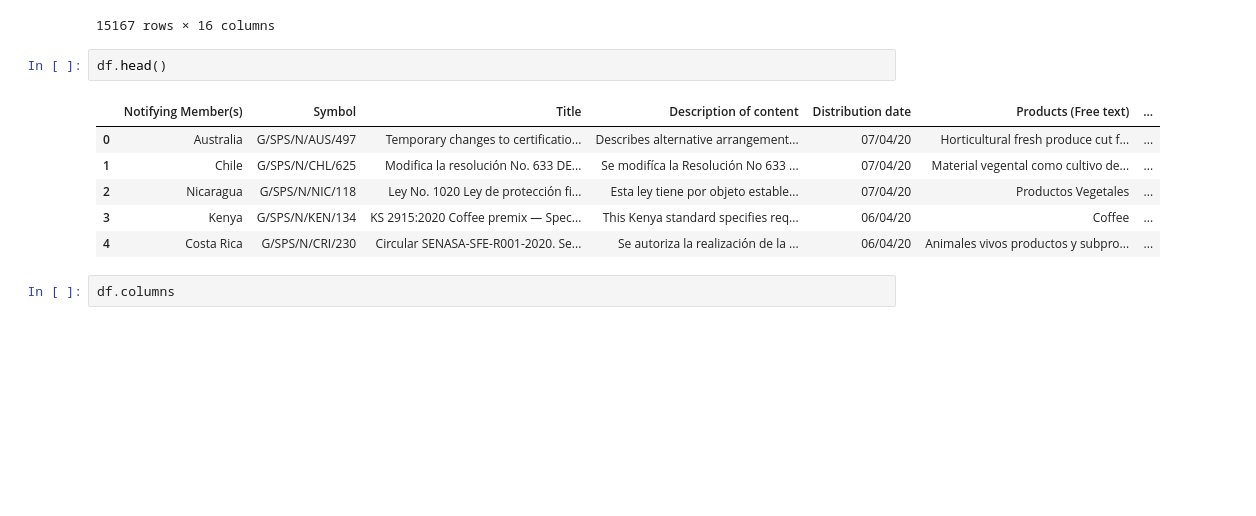
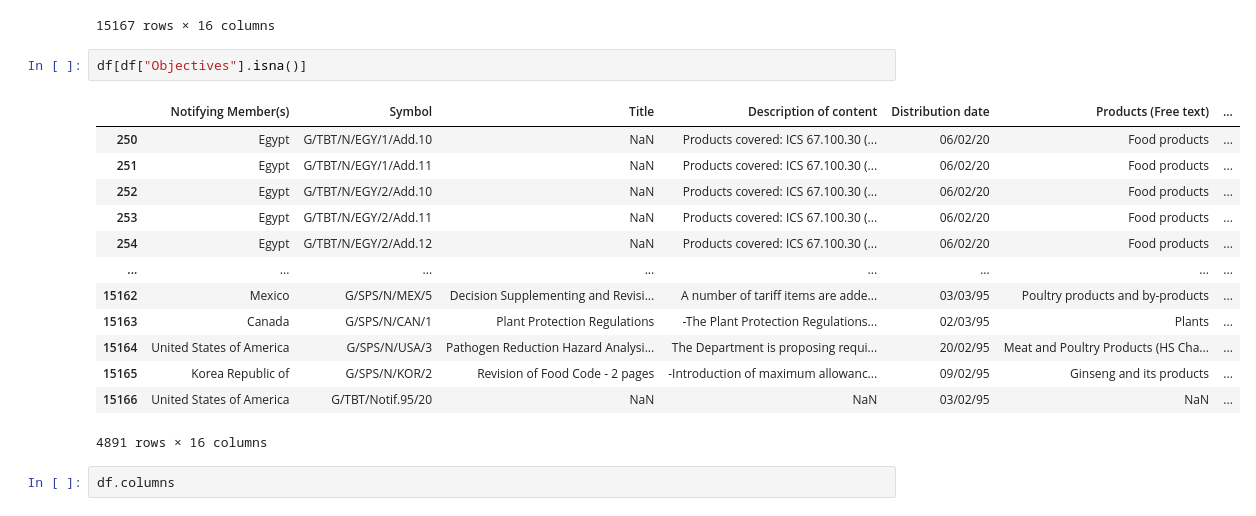
Before and after one commit to thcoelho/ITP_Notificacoes_Exportacao, a Jupyter notebook: Modelo/Notificacoes/EPING_Notif.ipynb, the cells around one changed output. Drawn from its saved outputs; the diff is of its cells as text; blank space fills up the shorter version.

```diff
--- a/Modelo/Notificacoes/EPING_Notif.ipynb
+++ b/Modelo/Notificacoes/EPING_Notif.ipynb
@@ -19,15 +19,22 @@ df
 | 15165 | Korea Republic of | G/SPS/N/KOR/2 | Revision of Food Code - 2 pages | -Introduction of maximum allowanc... | 09/02/95 | Ginseng and its products | ... |
 | 15166 | United States of America | G/TBT/Notif.95/20 | NaN | NaN | 03/02/95 | NaN | ... |
 15167 rows × 16 columns
-# %%
-df.head()
-# %% [output]
-|  | Notifying Member(s) | Symbol | Title | Description of content | Distribution date | Products (Free text) | ... |
-| 0 | Australia | G/SPS/N/AUS/497 | Temporary changes to certificatio... | Describes alternative arrangement... | 07/04/20 | Horticultural fresh produce cut f... | ... |
-| 1 | Chile | G/SPS/N/CHL/625 | Modifica la resolución No. 633 DE... | Se modifíca la Resolución No 633 ... | 07/04/20 | Material vegental como cultivo de... | ... |
-| 2 | Nicaragua | G/SPS/N/NIC/118 | Ley No. 1020 Ley de protección fi... | Esta ley tiene por objeto estable... | 07/04/20 | Productos Vegetales | ... |
-| 3 | Kenya | G/SPS/N/KEN/134 | KS 2915:2020 Coffee premix ― Spec... | This Kenya standard specifies req... | 06/04/20 | Coffee | ... |
-| 4 | Costa Rica | G/SPS/N/CRI/230 | Circular SENASA-SFE-R001-2020. Se... | Se autoriza la realización de la ... | 06/04/20 | Animales vivos productos y subpro... | ... |
+# %%
+df[df["Objectives"].isna()]
+# %% [output]
+|  | Notifying Member(s) | Symbol | Title | Description of content | Distribution date | Products (Free text) | ... |
+| 250 | Egypt | G/TBT/N/EGY/1/Add.10 | NaN | Products covered: ICS 67.100.30 (... | 06/02/20 | Food products | ... |
+| 251 | Egypt | G/TBT/N/EGY/1/Add.11 | NaN | Products covered: ICS 67.100.30 (... | 06/02/20 | Food products | ... |
+| 252 | Egypt | G/TBT/N/EGY/2/Add.10 | NaN | Products covered: ICS 67.100.30 (... | 06/02/20 | Food products | ... |
+| 253 | Egypt | G/TBT/N/EGY/2/Add.11 | NaN | Products covered: ICS 67.100.30 (... | 06/02/20 | Food products | ... |
+| 254 | Egypt | G/TBT/N/EGY/2/Add.12 | NaN | Products covered: ICS 67.100.30 (... | 06/02/20 | Food products | ... |
+| ... | ... | ... | ... | ... | ... | ... | ... |
+| 15162 | Mexico | G/SPS/N/MEX/5 | Decision Supplementing and Revisi... | A number of tariff items are adde... | 03/03/95 | Poultry products and by-products | ... |
+| 15163 | Canada | G/SPS/N/CAN/1 | Plant Protection Regulations | -The Plant Protection Regulations... | 02/03/95 | Plants | ... |
+| 15164 | United States of America | G/SPS/N/USA/3 | Pathogen Reduction Hazard Analysi... | The Department is proposing requi... | 20/02/95 | Meat and Poultry Products (HS Cha... | ... |
+| 15165 | Korea Republic of | G/SPS/N/KOR/2 | Revision of Food Code - 2 pages | -Introduction of maximum allowanc... | 09/02/95 | Ginseng and its products | ... |
+| 15166 | United States of America | G/TBT/Notif.95/20 | NaN | NaN | 03/02/95 | NaN | ... |
+4891 rows × 16 columns
 # %%
 df.columns
 # %% [output]
```
Also changed, not shown: parts of 1 cell of this notebook, 10 other files.
